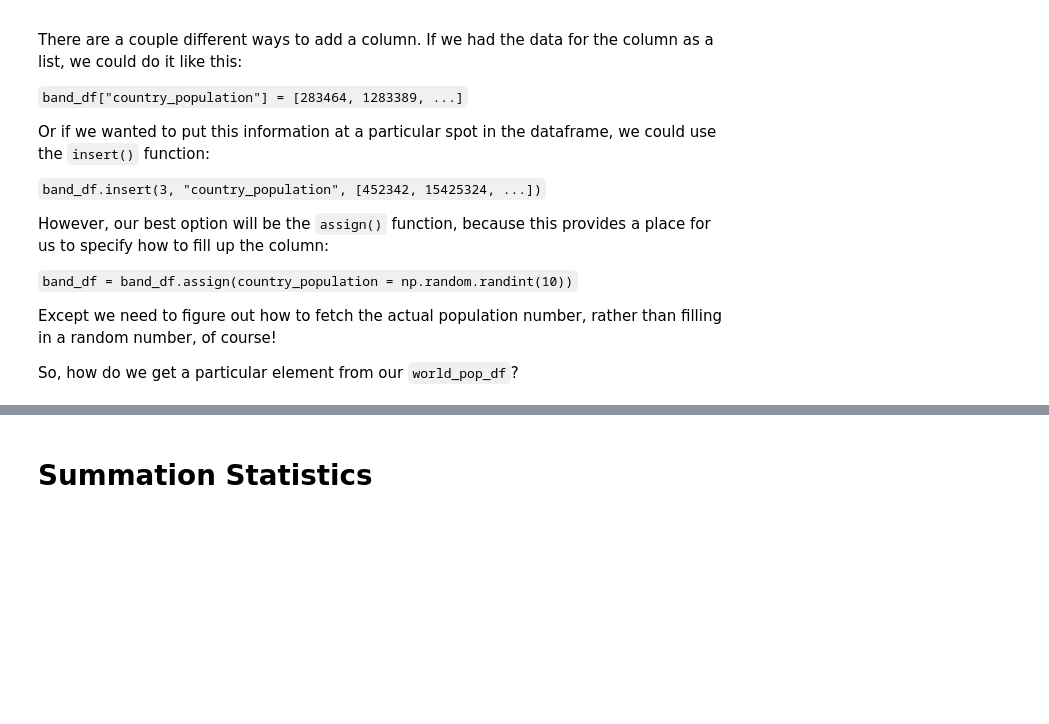
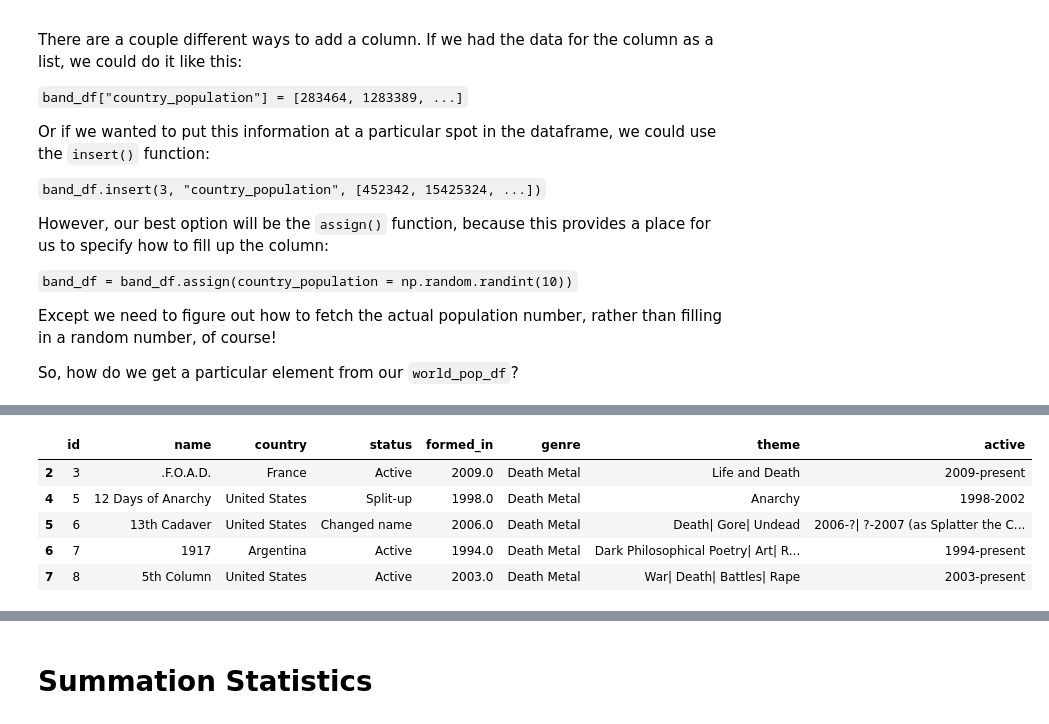
Before and after one commit to orionarcher/metal-bands-by-nation, a Jupyter notebook: PandasWorkshop.ipynb, the cells around one changed output, grey strips where cells are left out. Saved outputs shown, nothing was run; the diff lists cells and outputs as text; code cells hidden in the pictures; blank space fills up the shorter version.

```diff
--- a/PandasWorkshop.ipynb
+++ b/PandasWorkshop.ipynb
@@ -195,0 +163,10 @@ Name: Country Name, Length: 264, dtype: object
+# %%
+bands_df.dropna(inplace=True)
+bands_df.head()
+# %% [output]
+|  | id | name | country | status | formed_in | genre | theme | active |
+| 2 | 3 | .F.O.A.D. | France | Active | 2009.0 | Death Metal | Life and Death | 2009-present |
+| 4 | 5 | 12 Days of Anarchy | United States | Split-up | 1998.0 | Death Metal | Anarchy | 1998-2002 |
+| 5 | 6 | 13th Cadaver | United States | Changed name | 2006.0 | Death Metal | Death| Gore| Undead | 2006-?| ?-2007 (as Splatter the C... |
+| 6 | 7 | 1917 | Argentina | Active | 1994.0 | Death Metal | Dark Philosophical Poetry| Art| R... | 1994-present |
+| 7 | 8 | 5th Column | United States | Active | 2003.0 | Death Metal | War| Death| Battles| Rape | 2003-present |
```
Also changed, not shown: parts of 19 cells of this notebook.
